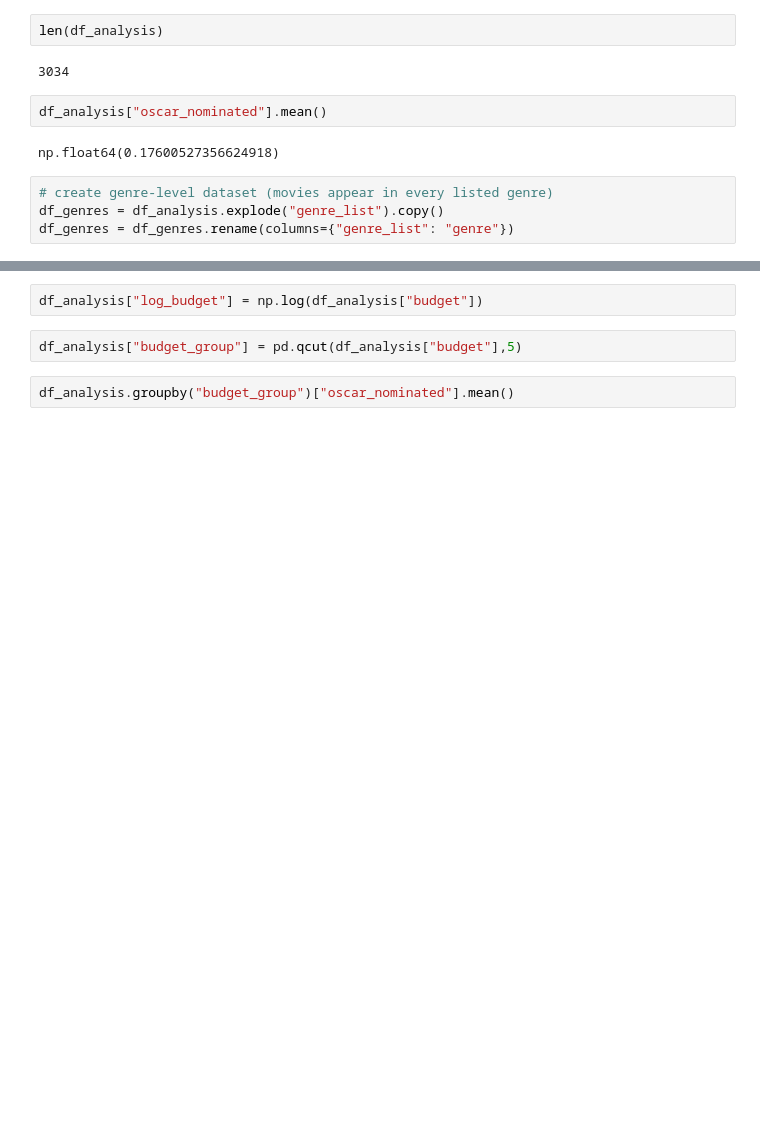
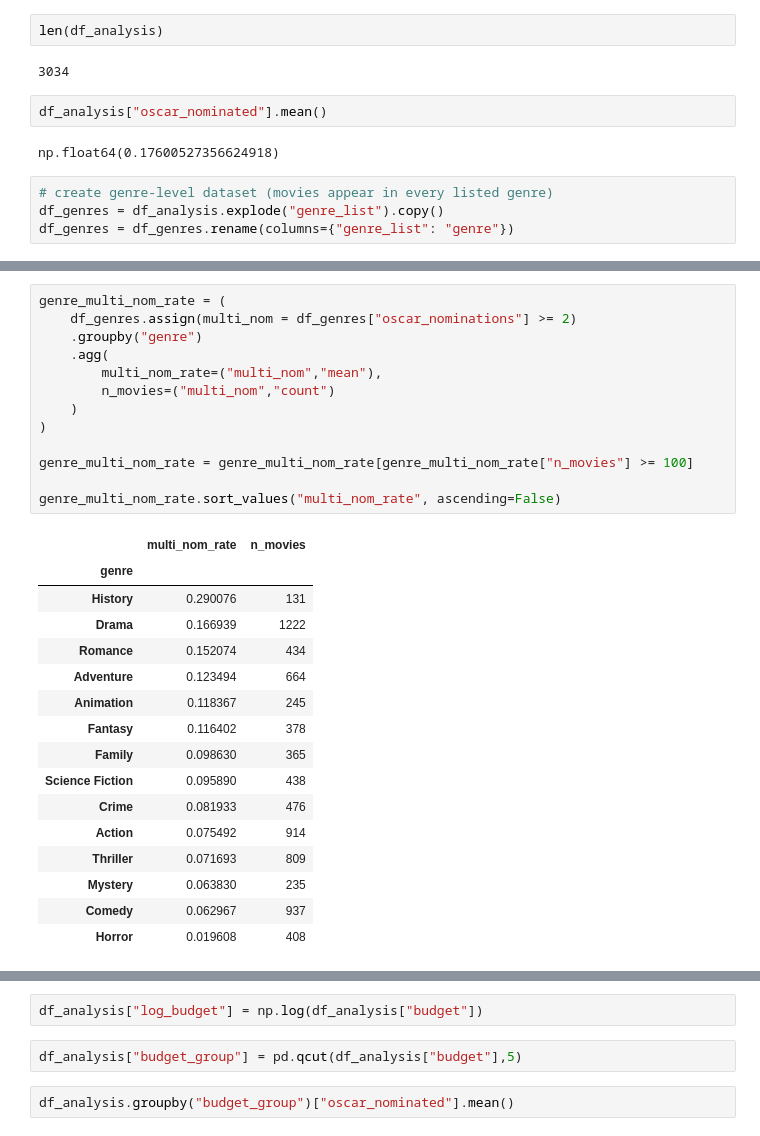
Before and after one commit to Babayaga069/ds_project, a Jupyter notebook: Questions/Q7/analyse.ipynb, the cells around one changed output, grey strips where cells are left out. Drawn from its saved outputs; the diff is of its cells as text; blank space fills up the shorter version.

```diff
--- a/Questions/Q7/analyse.ipynb
+++ b/Questions/Q7/analyse.ipynb
@@ -105,0 +96,30 @@ It should be noted that animated films have their own dedicated Academy Award ca
+# %%
+genre_multi_nom_rate = (
+    df_genres.assign(multi_nom = df_genres["oscar_nominations"] >= 2)
+    .groupby("genre")
+    .agg(
+        multi_nom_rate=("multi_nom","mean"),
+        n_movies=("multi_nom","count")
+    )
+)
+
+genre_multi_nom_rate = genre_multi_nom_rate[genre_multi_nom_rate["n_movies"] >= 100]
+
+genre_multi_nom_rate.sort_values("multi_nom_rate", ascending=False)
+# %% [output]
+|  | multi_nom_rate | n_movies |
+| genre |  |  |
+| History | 0.290076 | 131 |
+| Drama | 0.166939 | 1222 |
+| Romance | 0.152074 | 434 |
+| Adventure | 0.123494 | 664 |
+| Animation | 0.118367 | 245 |
+| Fantasy | 0.116402 | 378 |
+| Family | 0.098630 | 365 |
+| Science Fiction | 0.095890 | 438 |
+| Crime | 0.081933 | 476 |
+| Action | 0.075492 | 914 |
+| Thriller | 0.071693 | 809 |
+| Mystery | 0.063830 | 235 |
+| Comedy | 0.062967 | 937 |
+| Horror | 0.019608 | 408 |
```
Also changed, not shown: parts of 15 cells of this notebook.
